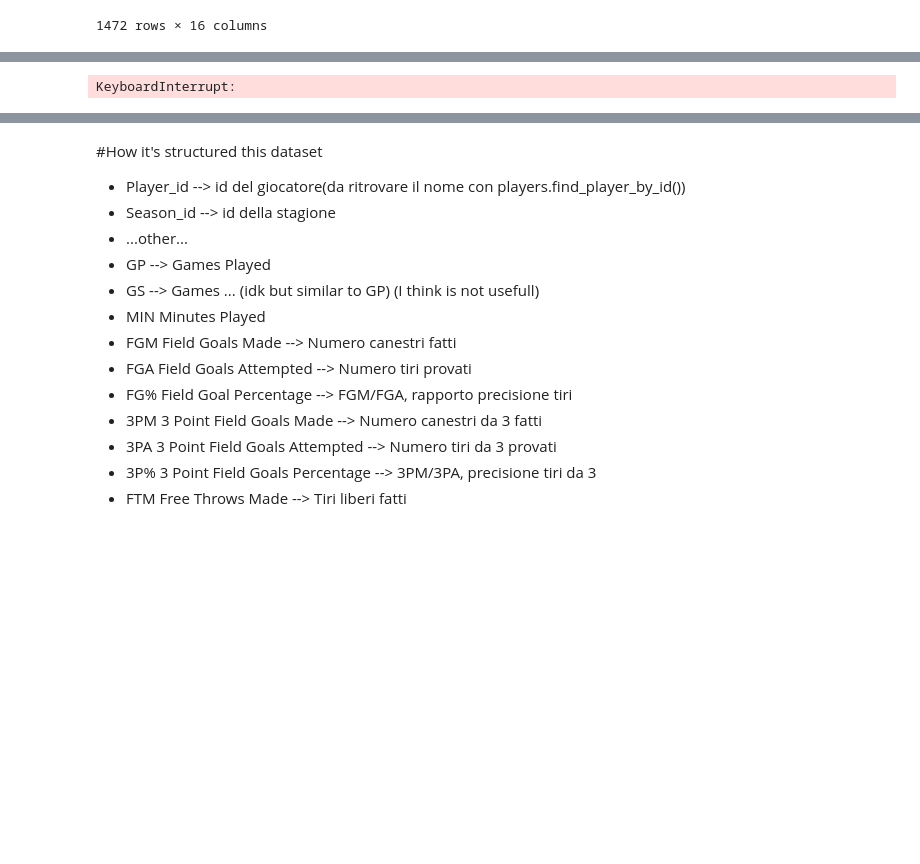
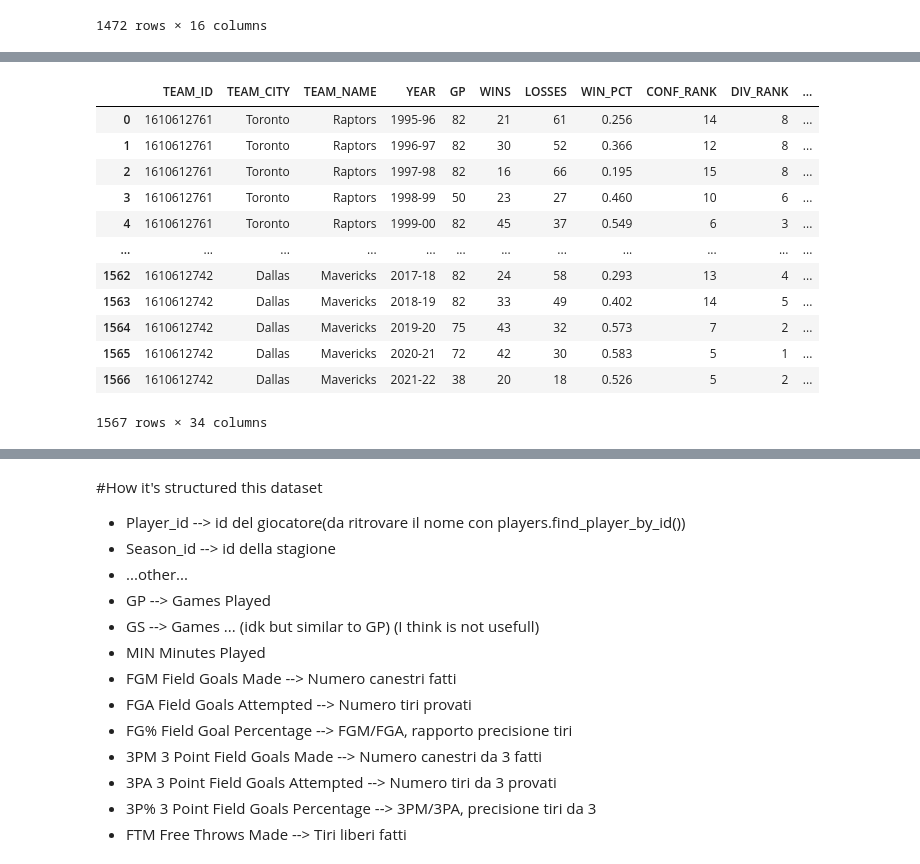
Before and after one commit to thomasverardo/NBA_MVP_2022_prediction, a Jupyter notebook: Code/NBA_MVP_1.ipynb, the cells around one changed output, grey strips where cells are left out. Saved outputs shown, nothing was run; the diff lists cells and outputs as text; code cells hidden in the pictures; blank space fills up the shorter version.

Commit message:
Aggiunta colonna classifica

```diff
--- a/Code/NBA_MVP_1.ipynb
+++ b/Code/NBA_MVP_1.ipynb
@@ -74,15 +51,47 @@ total_players
+# %%
+all_teams_history = list(total_players["TEAM_ID"].drop_duplicates())
+data_all_team_stats = pd.DataFrame()
+
+for team in all_teams_history:
+    t = teamyearbyyearstats.TeamYearByYearStats(team_id=team).get_data_frames()[0]
+    data_all_team_stats = pd.concat([data_all_team_stats, t], axis=0, ignore_index=True)
+
+#data_all_team_stats = [int("20" + x.split("-")[1]) for x in all_teams_history] NON SERVE, FACCIO DOPO -- ELIMINARE
+
+data_all_team_stats = data_all_team_stats.rename(columns={"YEAR": "SEASON_ID"})
+data_all_team_stats = data_all_team_stats[["TEAM_ID", "SEASON_ID", "CONF_RANK"]]
+
+with open("data_all_team_stats.pkl",'wb') as f:
+    pickle.dump(data_all_team_stats,f)
+
+data_all_team_stats
+# %% [output]
+|  | TEAM_ID | TEAM_CITY | TEAM_NAME | YEAR | GP | WINS | LOSSES | WIN_PCT | CONF_RANK | DIV_RANK | ... |
+| 0 | 1610612761 | Toronto | Raptors | 1995-96 | 82 | 21 | 61 | 0.256 | 14 | 8 | ... |
+| 1 | 1610612761 | Toronto | Raptors | 1996-97 | 82 | 30 | 52 | 0.366 | 12 | 8 | ... |
+| 2 | 1610612761 | Toronto | Raptors | 1997-98 | 82 | 16 | 66 | 0.195 | 15 | 8 | ... |
+| 3 | 1610612761 | Toronto | Raptors | 1998-99 | 50 | 23 | 27 | 0.460 | 10 | 6 | ... |
+| 4 | 1610612761 | Toronto | Raptors | 1999-00 | 82 | 45 | 37 | 0.549 | 6 | 3 | ... |
+| ... | ... | ... | ... | ... | ... | ... | ... | ... | ... | ... | ... |
+| 1562 | 1610612742 | Dallas | Mavericks | 2017-18 | 82 | 24 | 58 | 0.293 | 13 | 4 | ... |
+| 1563 | 1610612742 | Dallas | Mavericks | 2018-19 | 82 | 33 | 49 | 0.402 | 14 | 5 | ... |
+| 1564 | 1610612742 | Dallas | Mavericks | 2019-20 | 75 | 43 | 32 | 0.573 | 7 | 2 | ... |
+| 1565 | 1610612742 | Dallas | Mavericks | 2020-21 | 72 | 42 | 30 | 0.583 | 5 | 1 | ... |
+| 1566 | 1610612742 | Dallas | Mavericks | 2021-22 | 38 | 20 | 18 | 0.526 | 5 | 2 | ... |
+1567 rows × 34 columns
 # %%
 total_names = total_players[["PERSON_ID", "DISPLAY_FIRST_LAST"]]
 total_stats = pd.DataFrame()
+with open("data_all_team_stats.pkl", "rb") as f:
+    data_all_team_stats = pickle.load(f)
+data_all_team_stats = data_all_team_stats.rename(columns={"YEAR": "SEASON_ID"}) #prima ricaricare cella sopra e eliminare perché ridondante
+data_all_team_stats = data_all_team_stats[["TEAM_ID", "SEASON_ID", "CONF_RANK"]] #prima ricaricare cella sopra e eliminare perché ridondante
 
 for index, row in tqdm(total_names.iterrows()):
     stats = playercareerstats.PlayerCareerStats(player_id=row["PERSON_ID"]).get_data_frames()[0]
     #stats = playercareerstats.PlayerCareerStats(player_id=2544).get_data_frames()[0]
 
     stats = stats.drop(stats.columns[[2, 4, 7]], axis=1)
-    #stats = stats[stats[]] PRENDERE SOLO I DATI SUPERIORE ALL'ANNO FROM_YEAR
-    #name = row[["DISPLAY_FIRST_LAST"]].repeat(stats.shape[0])
-    #tot = pd.concat([stats, name], axis=1, ignore_index=True)
 
     awards = playerawards.PlayerAwards(player_id=row["PERSON_ID"]).get_data_frames()[0]
     #awards = playerawards.PlayerAwards(player_id=2544).get_data_frames()[0]
@@ -92,29 +101,28 @@ for index, row in tqdm(total_names.iterrows()):
     #awards = awards.rename(columns={"PERSON_ID": "PLAYER_ID"}) #tolto perché dava interferenza
     awards = awards.loc[awards["DESCRIPTION"]=="NBA Most Valuable Player"]
 
+    #merge
+    stats=stats.merge(awards, how="left", on="SEASON_ID")
 
-    stats=stats.merge(awards, how="left", on="SEASON_ID")
+    #1 to MVP, 0 to other
     awards["DESCRIPTION"] = awards["DESCRIPTION"].replace("NBA Most Valuable Player", 1) #Replace the description MVP with 1
     awards["DESCRIPTION"] = awards["DESCRIPTION"].fillna(0) #Replace NULL with 0
     awards = awards.rename(columns={"DESCRIPTION": "MVP"})
 
+    #merge della classifica in cui è arrivata la squadra in una certa stagione
+    stats = stats.merge(data_all_team_stats, how="inner", on=["SEASON_ID", "TEAM_ID"])
+
     total_stats = pd.concat([total_stats, stats],axis=0,ignore_index=True)
 
-    #total_stats = total_stats.drop(columns=["PLAYER_ID_y"]) #perché con il merge viene duplicato
 
 #Tolgo la formattazione "year1-year2" (2010-11) e lascio solo il secondo anno (2011)
-total_stats["SEASON_ID"] = [int("20"+x.split("-")[1]) for x in list(total_stats["SEASON_ID"])]
+total_stats["SEASON_ID"] = [int("20"+x.split("-")[1]) for x in list(total_stats["SEASON_ID"])] #Problema se si prendono dati < anno 2000
 #Prendo i dati superiore all'anno FROM_YEAR
 total_stats= total_stats[total_stats["SEASON_ID"] > from_year]
-
-#AGGIUNGERE COLONNA CLASSIFICA
-#teamyearbyyearstats.TeamYearByYearStats(team_id=1610612748).get_data_frames()[0]
 
 
 with open("player_stats.pkl",'wb') as f:
     pickle.dump(total_stats,f)
-# %% [output]
-KeyboardInterrupt:
 # %%
 
 #Find lebron james totals stats
```
Also changed, not shown: parts of 4 cells of this notebook.
